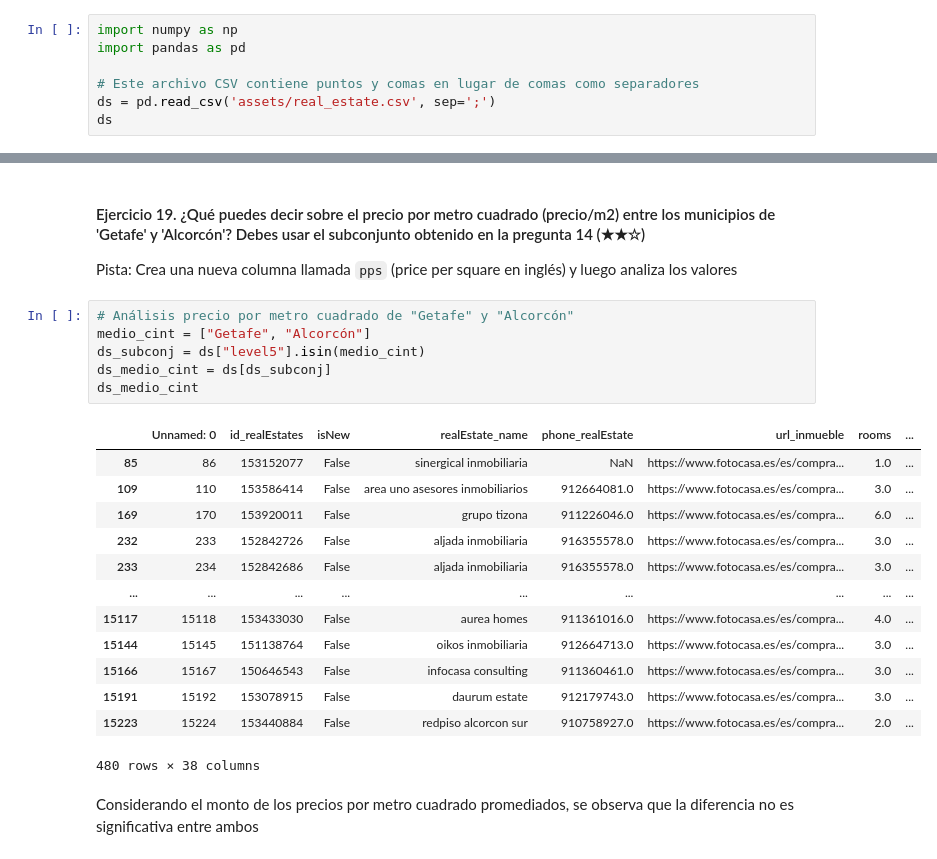
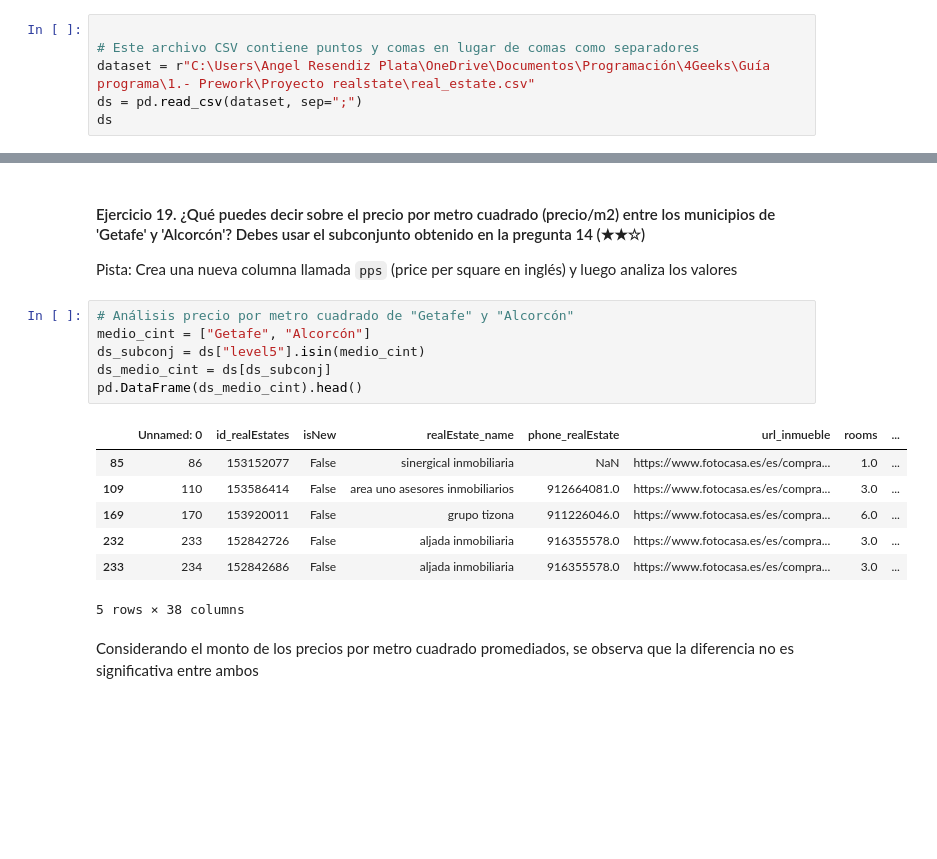
Before and after one commit to AngelRP8791/realestate-datacleanup-exercise, a Jupyter notebook: project.es.ipynb, the cells around one changed output, grey strips where cells are left out. Drawn from its saved outputs; the diff is of its cells as text; blank space fills up the shorter version.

```diff
--- a/project.es.ipynb
+++ b/project.es.ipynb
@@ -13,9 +31,8 @@ Empecemos precisamente con esa pregunta... ¡Buena suerte!
 # %%
-import numpy as np
-import pandas as pd
 
 # Este archivo CSV contiene puntos y comas en lugar de comas como separadores
-ds = pd.read_csv('assets/real_estate.csv', sep=';')
+dataset = r"C:\Users\Angel Resendiz Plata\OneDrive\Documentos\Programación\4Geeks\Guía programa\1.- Prework\Proyecto realstate\real_estate.csv"
+ds = pd.read_csv(dataset, sep=";")
 ds
 # %% [output]
 |  | Unnamed: 0 | id_realEstates | isNew | realEstate_name | phone_realEstate | url_inmueble | rooms | ... |
@@ -449,23 +482,17 @@ Pista: Crea una nueva columna llamada `pps` (price per square en inglés) y lueg
 # %%
 # Análisis precio por metro cuadrado de "Getafe" y "Alcorcón"
 medio_cint = ["Getafe", "Alcorcón"]
 ds_subconj = ds["level5"].isin(medio_cint)
 ds_medio_cint = ds[ds_subconj]
-ds_medio_cint
+pd.DataFrame(ds_medio_cint).head()
 # %% [output]
 |  | Unnamed: 0 | id_realEstates | isNew | realEstate_name | phone_realEstate | url_inmueble | rooms | ... |
 | 85 | 86 | 153152077 | False | sinergical inmobiliaria | NaN | https://www.fotocasa.es/es/compra... | 1.0 | ... |
 | 109 | 110 | 153586414 | False | area uno asesores inmobiliarios | 912664081.0 | https://www.fotocasa.es/es/compra... | 3.0 | ... |
 | 169 | 170 | 153920011 | False | grupo tizona | 911226046.0 | https://www.fotocasa.es/es/compra... | 6.0 | ... |
 | 232 | 233 | 152842726 | False | aljada inmobiliaria | 916355578.0 | https://www.fotocasa.es/es/compra... | 3.0 | ... |
 | 233 | 234 | 152842686 | False | aljada inmobiliaria | 916355578.0 | https://www.fotocasa.es/es/compra... | 3.0 | ... |
-| ... | ... | ... | ... | ... | ... | ... | ... | ... |
-| 15117 | 15118 | 153433030 | False | aurea homes | 911361016.0 | https://www.fotocasa.es/es/compra... | 4.0 | ... |
-| 15144 | 15145 | 151138764 | False | oikos inmobiliaria | 912664713.0 | https://www.fotocasa.es/es/compra... | 3.0 | ... |
-| 15166 | 15167 | 150646543 | False | infocasa consulting | 911360461.0 | https://www.fotocasa.es/es/compra... | 3.0 | ... |
-| 15191 | 15192 | 153078915 | False | daurum estate | 912179743.0 | https://www.fotocasa.es/es/compra... | 3.0 | ... |
-| 15223 | 15224 | 153440884 | False | redpiso alcorcon sur | 910758927.0 | https://www.fotocasa.es/es/compra... | 2.0 | ... |
-480 rows × 38 columns
+5 rows × 38 columns
 # %% [markdown]
 Considerando el monto de los precios por metro cuadrado promediados, se observa que la diferencia no es significativa entre ambos
 # %% [markdown]
```
Also changed, not shown: parts of 10 cells of this notebook, 1 other file.
